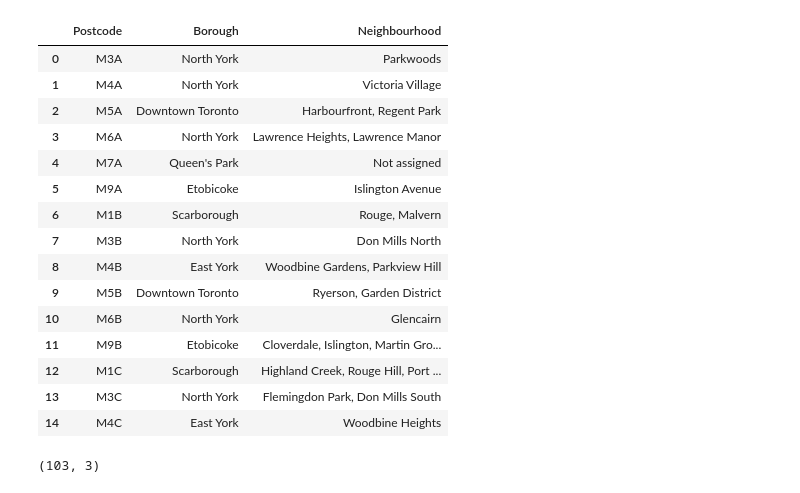
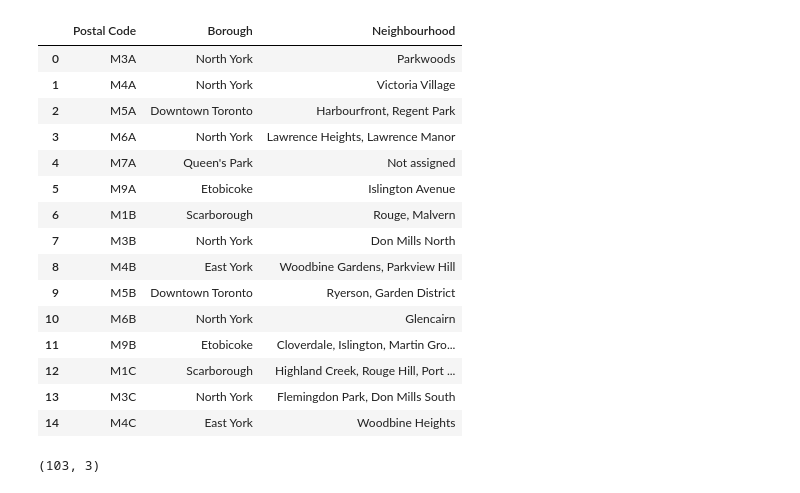
Before and after one commit to cindyxxyu/Capstone-Project, a Jupyter notebook: W3.1 - Segmenting and Clustering Neighborhoods in Toronto.ipynb, the cells around one changed output. Saved outputs shown, nothing was run; the diff lists cells and outputs as text; code cells hidden in the pictures.

```diff
--- a/W3.1 - Segmenting and Clustering Neighborhoods in Toronto.ipynb
+++ b/W3.1 - Segmenting and Clustering Neighborhoods in Toronto.ipynb
@@ -21,7 +23,7 @@ source = requests.get\
 postal_code=BeautifulSoup(source,'lxml')
 df=pd.read_html(str(postal_code.table))[0][1:]
 # Dataframe columns: PostalCode, Borough, and Neighborhood
-df.columns=pd.read_html(str(postal_code.table))[0].iloc[0]
+df.columns=['Postal Code', 'Borough','Neighbourhood']
 # %%
 df.head(15)
 # %% [output]
@@ -69,10 +50,10 @@ df.head(15)
 # %%
 # 2. More than one neighborhood can exist in one postal code area
 # Combine into one column
-tor=df.groupby(['Postcode', 'Borough'], sort = False).agg( ', '.join).reset_index()
+tor=df.groupby(['Postal Code', 'Borough'], sort = False).agg( ', '.join).reset_index()
 tor.head(15)
 # %% [output]
-|  | Postcode | Borough | Neighbourhood |
+|  | Postal Code | Borough | Neighbourhood |
 | 0 | M3A | North York | Parkwoods |
 | 1 | M4A | North York | Victoria Village |
 | 2 | M5A | Downtown Toronto | Harbourfront, Regent Park |
```
Also changed, not shown: parts of 11 cells of this notebook.
